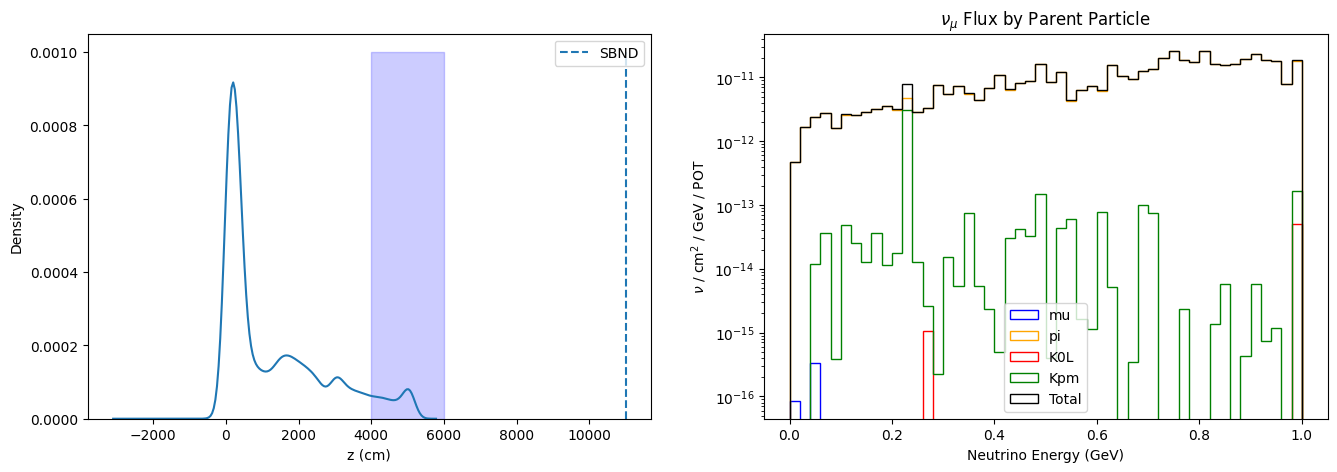
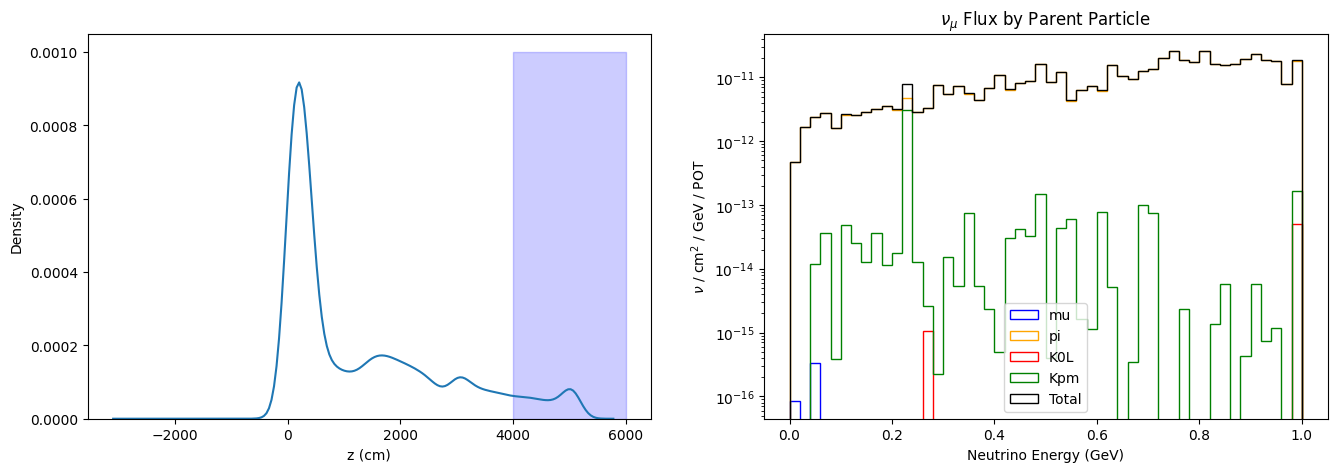
The change to this notebook cell's code, shown as a diff; its figure went from the first image to the second:
--- before
+++ after
@@ -3,7 +3,5 @@
 fig, (ax1, ax2) = plt.subplots(1, 2, figsize=(16,5))
 sns.kdeplot(data.decay_z, ax=ax1)
-ax1.vlines([1.1e+4], 0, 0.001, label="SBND", linestyles=["--"])
 ax1.set_xlabel("z (cm)")
-ax1.legend()
 
 decay_mask = (data.decay_z > 4000)
@@ -27,2 +25,4 @@
 ax2.set_yscale("log")
 #ax.set_xlim(0,1)
+
+print(f"Expected KDARs: {data.event_count([0.235, 0.236], 14, [321, -321, 130], decay_mask)}")

Commit: adjust plot